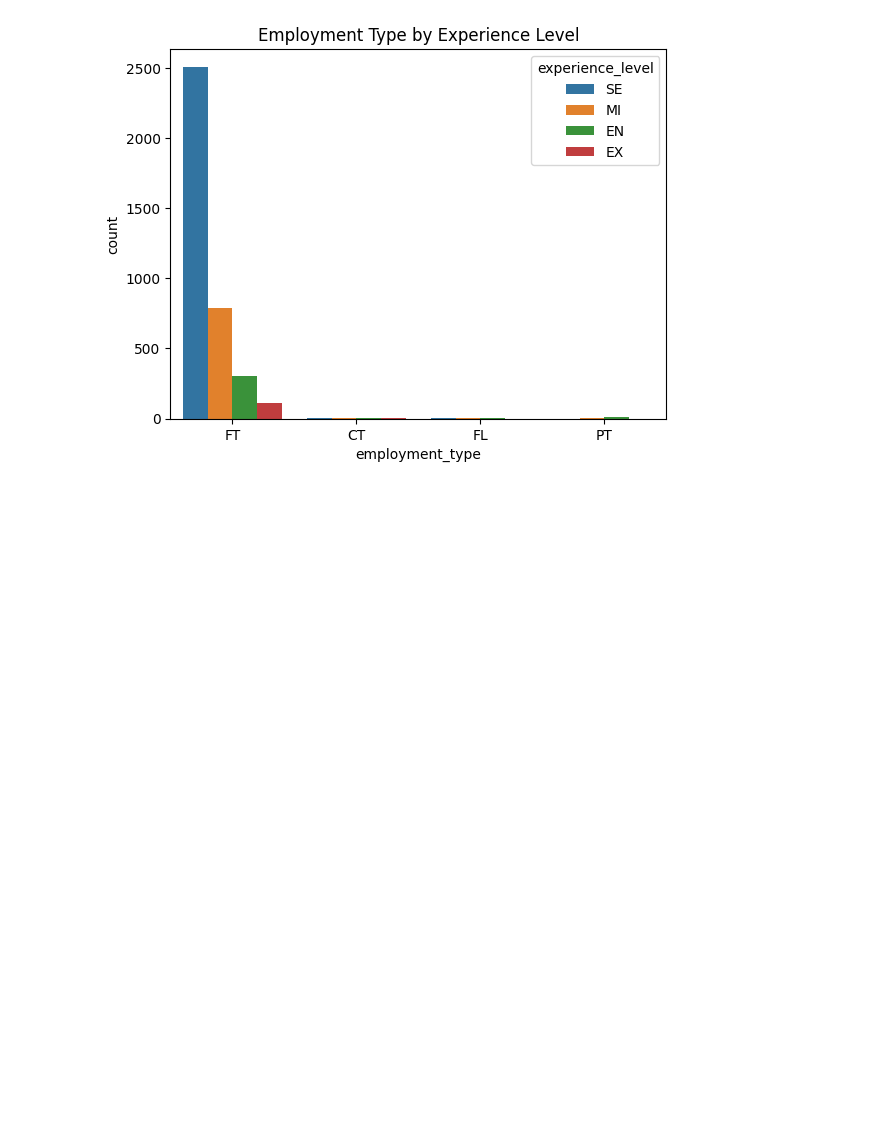
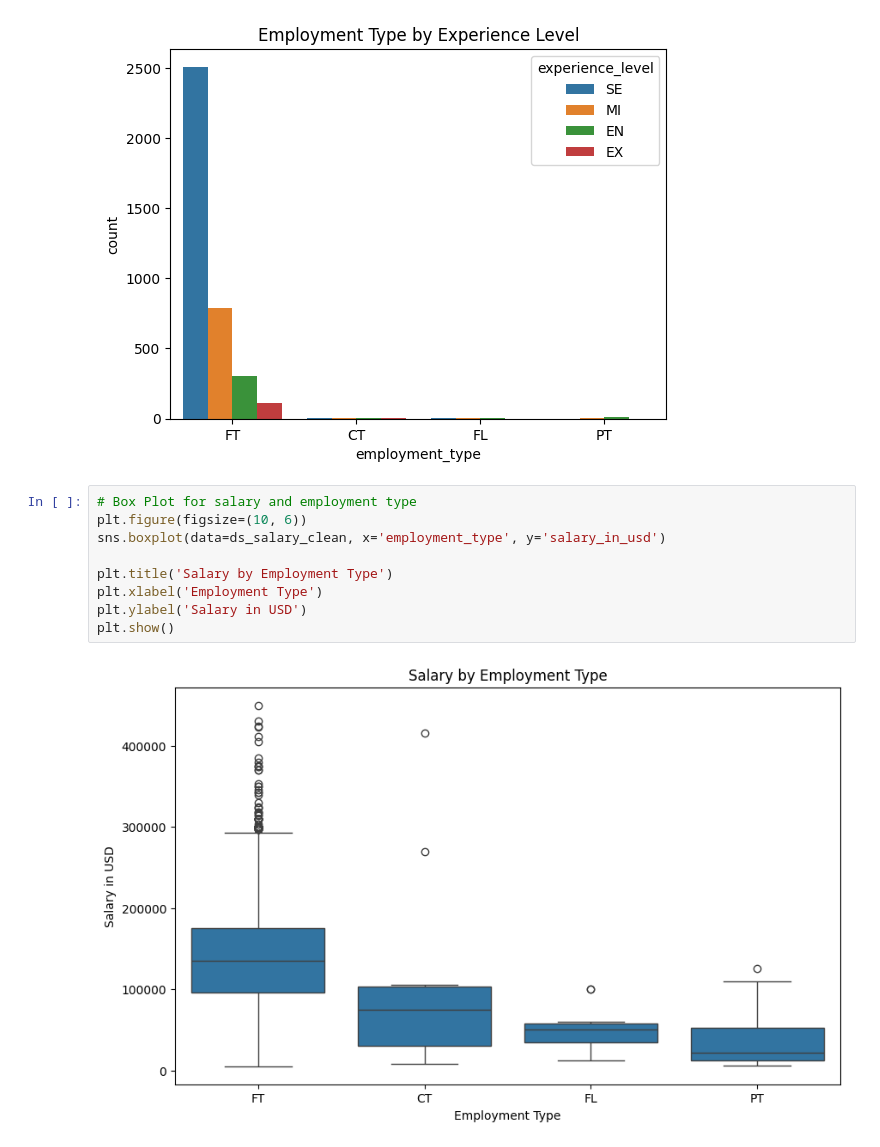
Before and after one commit to Brasprin/CSMODEL, a Jupyter notebook: CSMODEL_Project_S16_Group12.ipynb, the cells around one changed output. Drawn from its saved outputs; the diff is of its cells as text; blank space fills up the shorter version.

```diff
--- a/CSMODEL_Project_S16_Group12.ipynb
+++ b/CSMODEL_Project_S16_Group12.ipynb
@@ -383,3 +440,14 @@ plt.title('Employment Type by Experience Level')
 plt.show()
 # %% [output]
 [figure]
+# %%
+# Box Plot for salary and employment type
+plt.figure(figsize=(10, 6))
+sns.boxplot(data=ds_salary_clean, x='employment_type', y='salary_in_usd')
+
+plt.title('Salary by Employment Type')
+plt.xlabel('Employment Type')
+plt.ylabel('Salary in USD')
+plt.show()
+# %% [output]
+[figure, added]
```
Also changed, not shown: parts of 28 cells of this notebook.
